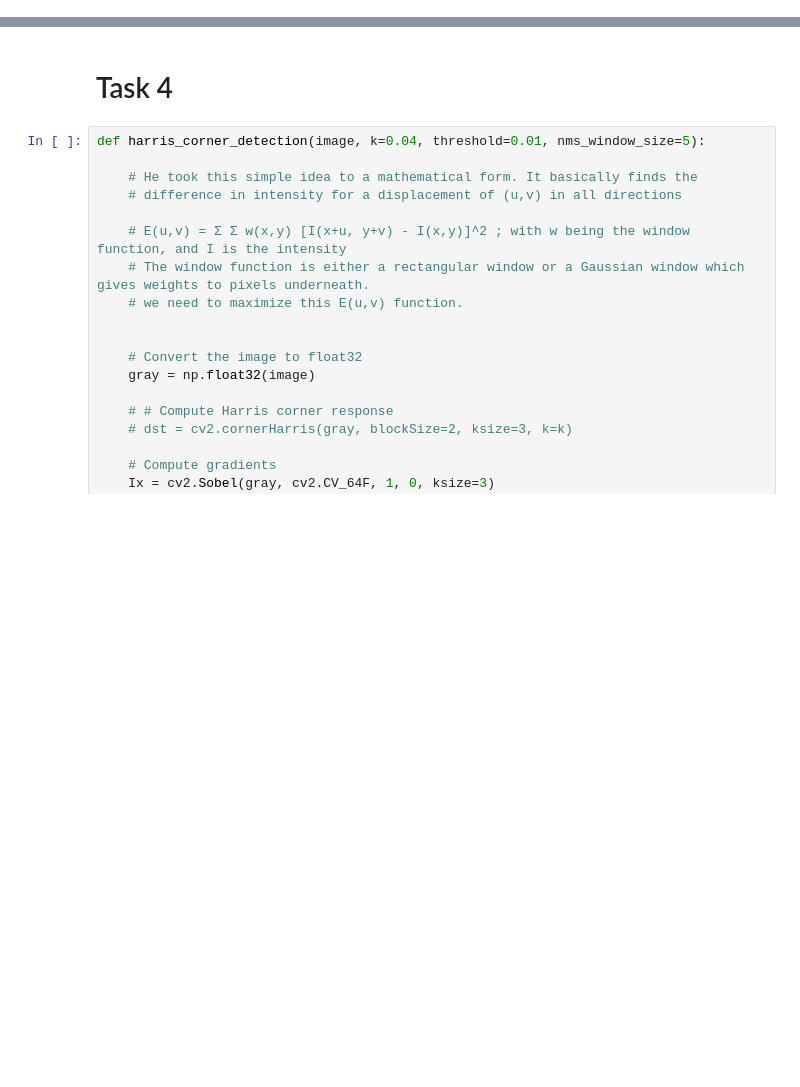
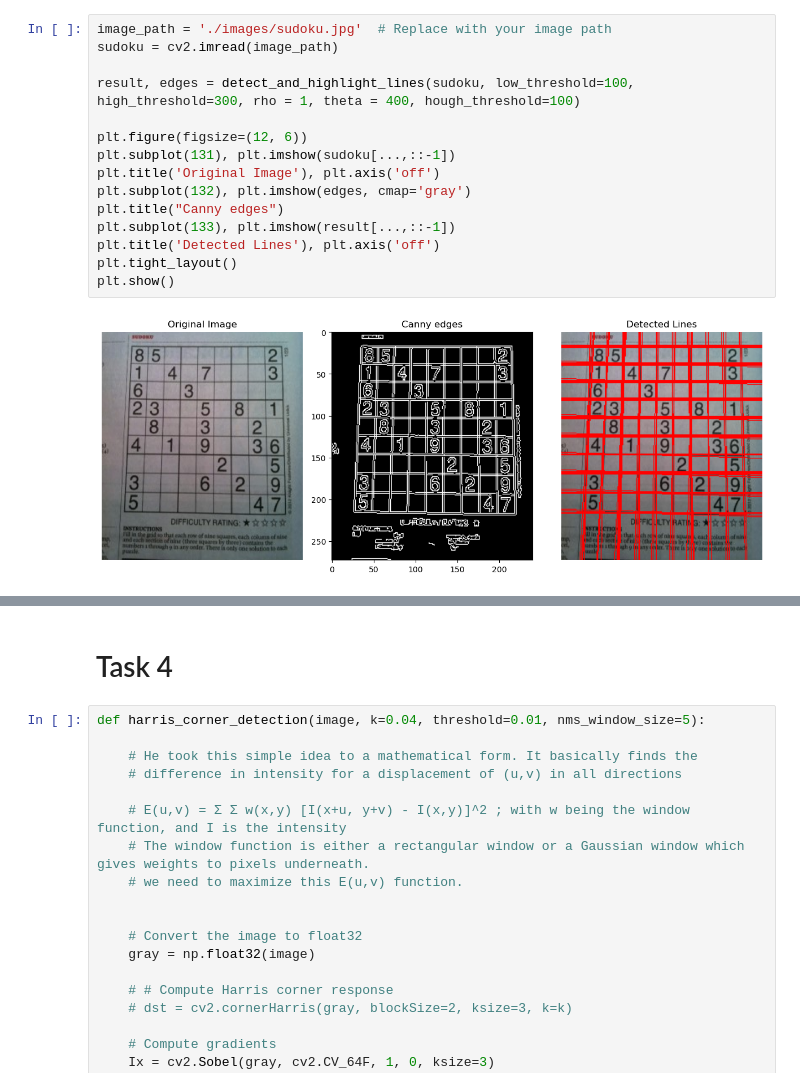
Before and after one commit to CS7-404-DIP-M24/a4-ajit-srikanth, a Jupyter notebook: main.ipynb, the cells around one changed output, grey strips where cells are left out. Saved outputs shown, nothing was run; the diff lists cells and outputs as text; blank space fills up the shorter version.

```diff
--- a/main.ipynb
+++ b/main.ipynb
@@ -4,0 +159,17 @@ import cv2
+# %%
+image_path = './images/sudoku.jpg'  # Replace with your image path
+sudoku = cv2.imread(image_path)
+
+result, edges = detect_and_highlight_lines(sudoku, low_threshold=100, high_threshold=300, rho = 1, theta = 400, hough_threshold=100)
+
+plt.figure(figsize=(12, 6))
+plt.subplot(131), plt.imshow(sudoku[...,::-1])
+plt.title('Original Image'), plt.axis('off')
+plt.subplot(132), plt.imshow(edges, cmap='gray')
+plt.title("Canny edges")
+plt.subplot(133), plt.imshow(result[...,::-1])
+plt.title('Detected Lines'), plt.axis('off')
+plt.tight_layout()
+plt.show()
+# %% [output]
+[figure, added]
```
Also changed, not shown: parts of 15 cells of this notebook, 5 other files.
